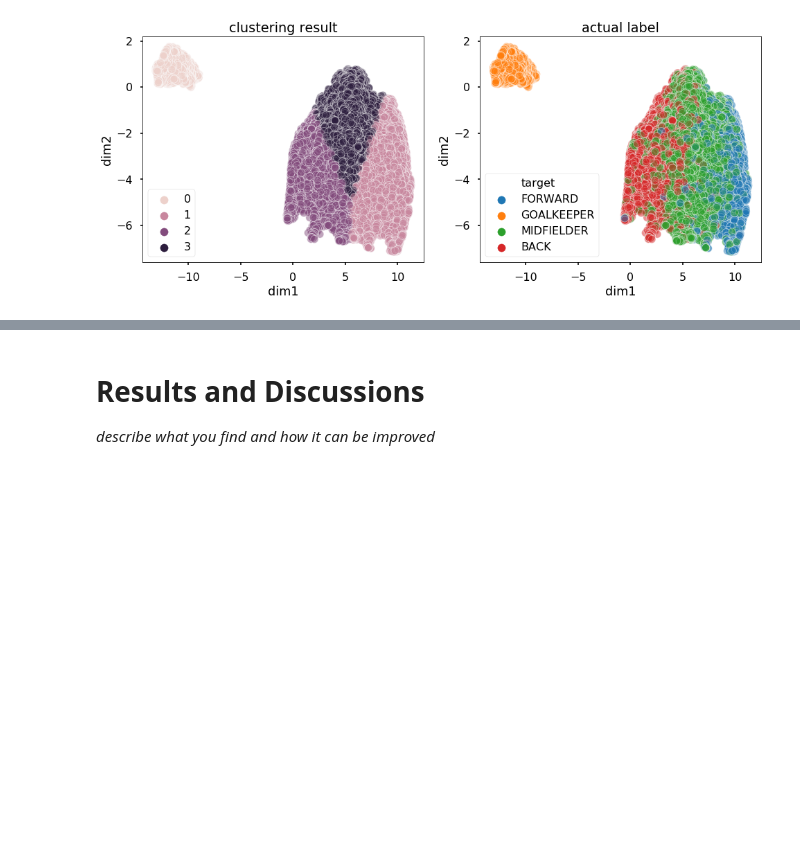
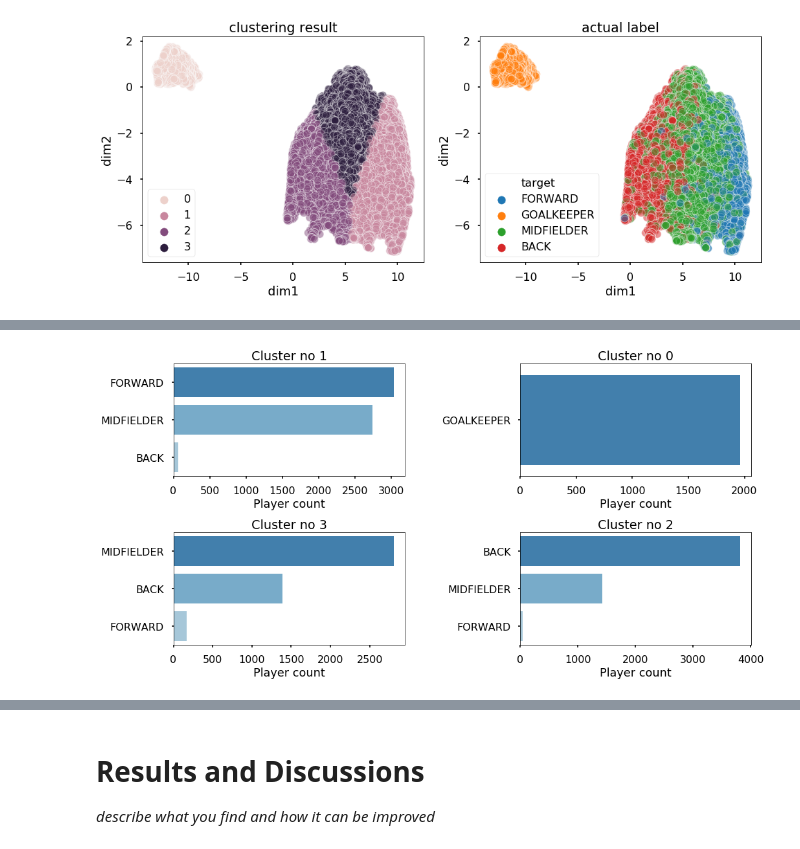
Before and after one commit to elvyna/data-analysis, a Jupyter notebook: jupyter-notebook/2019-02-02 FIFA 2018 players - classification and clustering.ipynb, the cells around one changed output, grey strips where cells are left out. Drawn from its saved outputs; the diff is of its cells as text; code cells hidden in the pictures; blank space fills up the shorter version.

Commit message:
Sample exploration of clustering result

```diff
--- a/jupyter-notebook/2019-02-02 FIFA 2018 players - classification and clustering.ipynb
+++ b/jupyter-notebook/2019-02-02 FIFA 2018 players - classification and clustering.ipynb
@@ -769,6 +792,8 @@ from sklearn.cluster import KMeans
 
 kmeans = KMeans(n_clusters=4, random_state=RND)
 kmeans.fit(embedding, y);
+
+clusters = kmeans.labels_
 
 ## visualization
 f, ax = plt.subplots(figsize=(16,6), ncols=2)
@@ -776,7 +801,7 @@ f, ax = plt.subplots(figsize=(16,6), ncols=2)
 sns.scatterplot(
     x = [x[0] for x in embedding],
     y = [x[1] for x in embedding],
-    hue = kmeans.labels_,
+    hue = clusters,
     alpha = 0.5,
     ax = ax[0]
 )
@@ -818,0 +834,32 @@ plt.show();
+# %%
+df['cluster'] = clusters.tolist()
+# %%
+f, ax = plt.subplots(figsize=(16,8), nrows=2, ncols=2)
+plt.subplots_adjust(hspace=.5, wspace=.5)
+
+row = 0
+col = 0
+
+for cl in df['cluster'].unique():
+    sns.barplot(
+        data=df.loc[(df['cluster'] == cl)].groupby('target').agg({'Name':pd.Series.nunique}).reset_index().sort_values(by='Name',ascending=False),
+        y='target',
+        x='Name',
+        orient='h',
+        palette='tab20c',
+        ax=ax[row][col]
+    )
+
+    ax[row][col].set_title("Cluster no {}".format(cl))
+    ax[row][col].set_xlabel("Player count")
+    ax[row][col].set_ylabel("")
+
+    if col == 1:
+        row += 1
+        col = 0
+    else:
+        col += 1
+
+plt.show();
+# %% [output]
+[figure, added]
```
Also changed, not shown: parts of 21 cells of this notebook.
